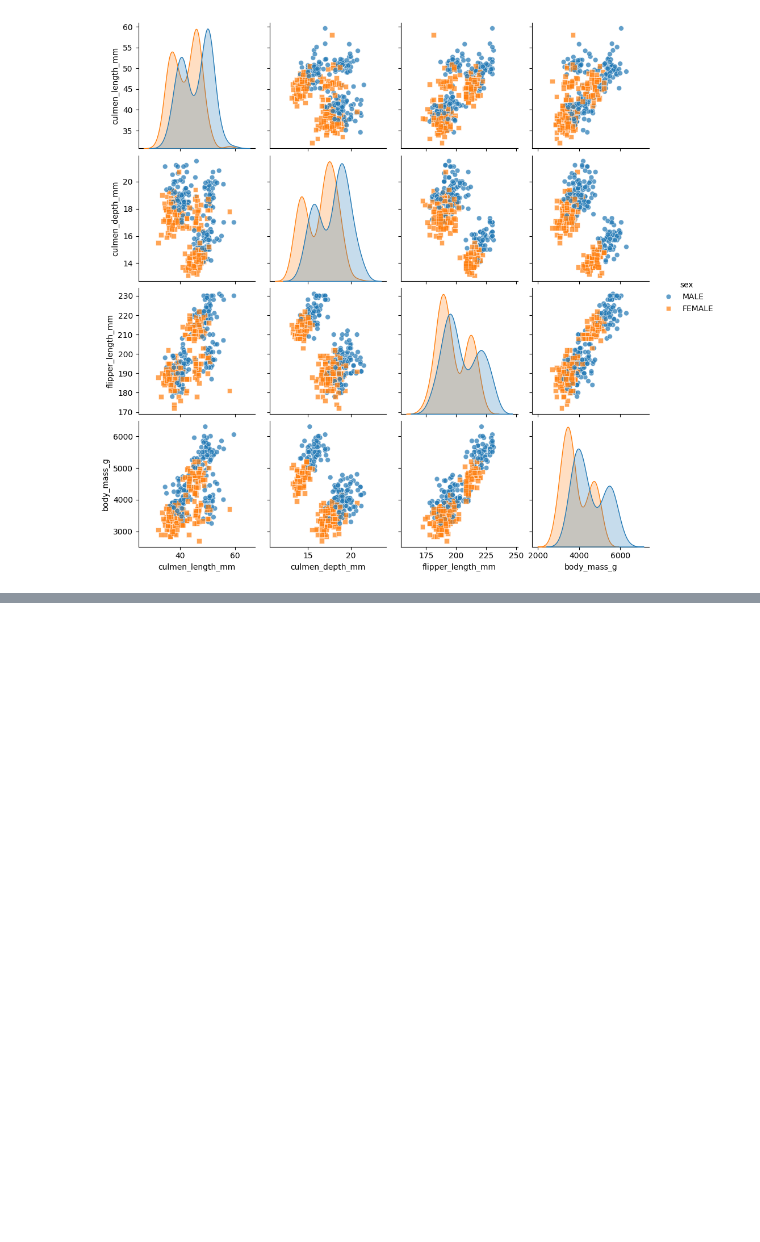
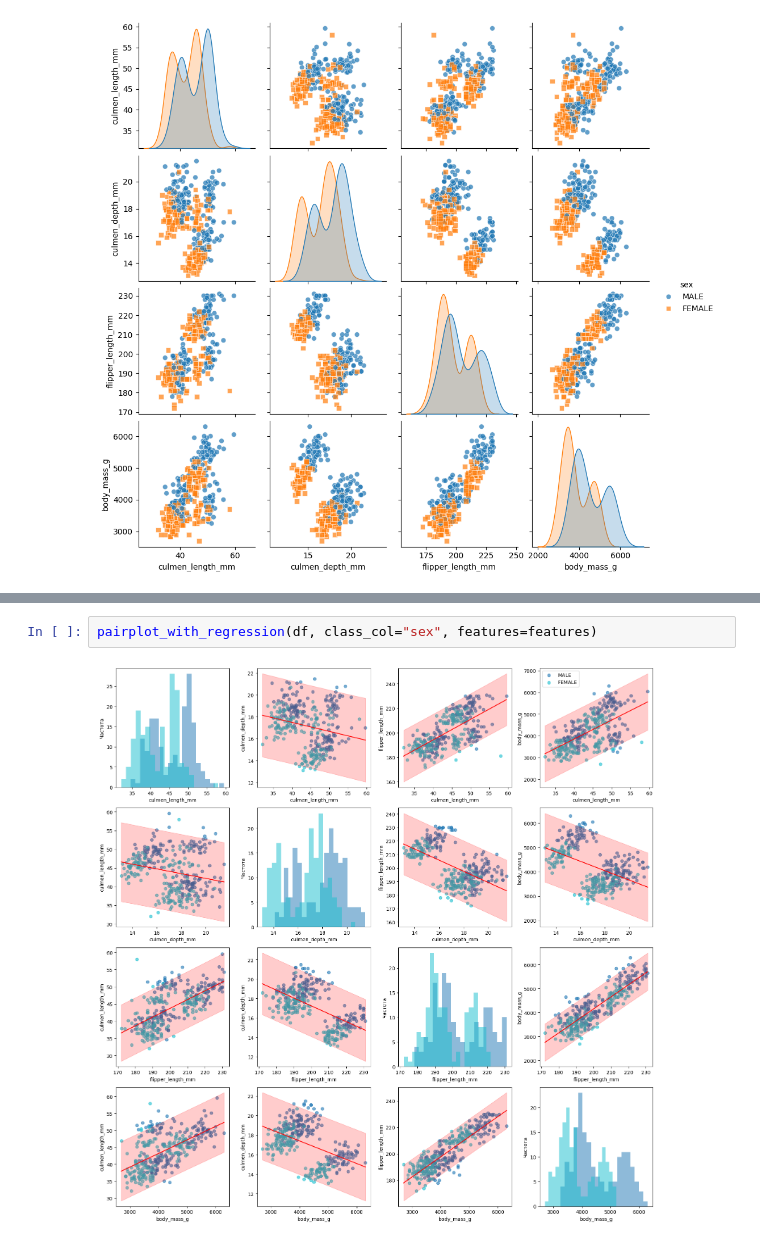
Before and after one commit to unkwerror/NSU_Statistic, a Jupyter notebook: lab1/lab1.ipynb, the cells around one changed output, grey strips where cells are left out. Cells and saved outputs as stored; diff of their text form; blank space fills up the shorter version.

```diff
--- a/lab1/lab1.ipynb
+++ b/lab1/lab1.ipynb
@@ -344,0 +475,4 @@ for target in targets:
+# %%
+pairplot_with_regression(df, class_col="sex", features=features)
+# %% [output]
+[figure, added]
```
Also changed, not shown: parts of 4 cells of this notebook.
